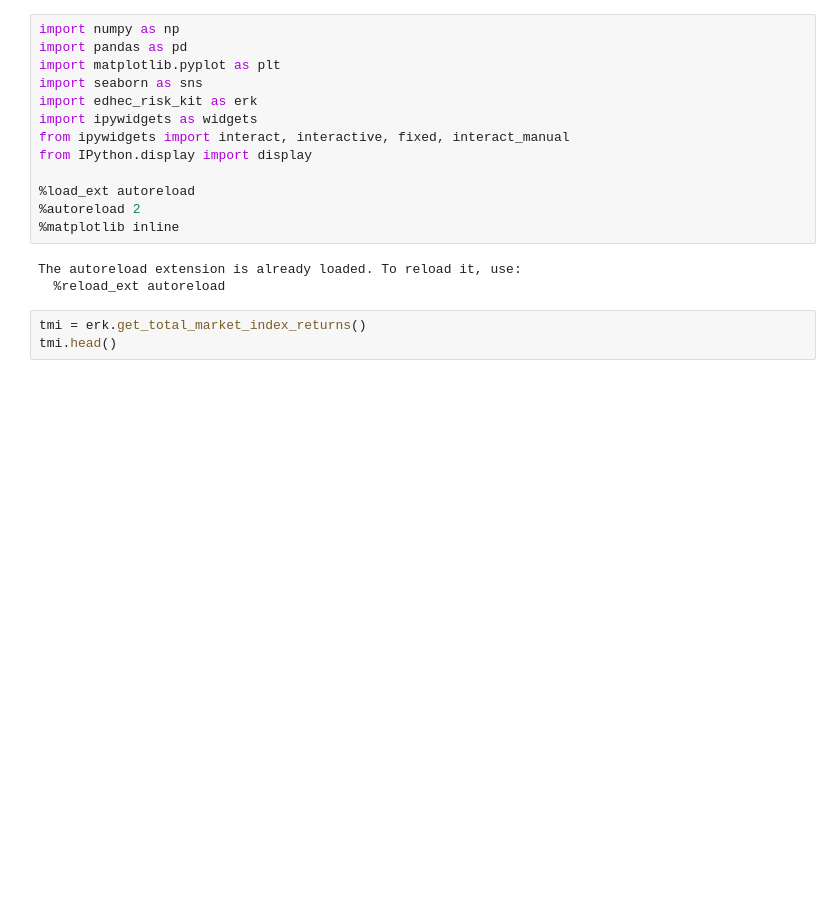
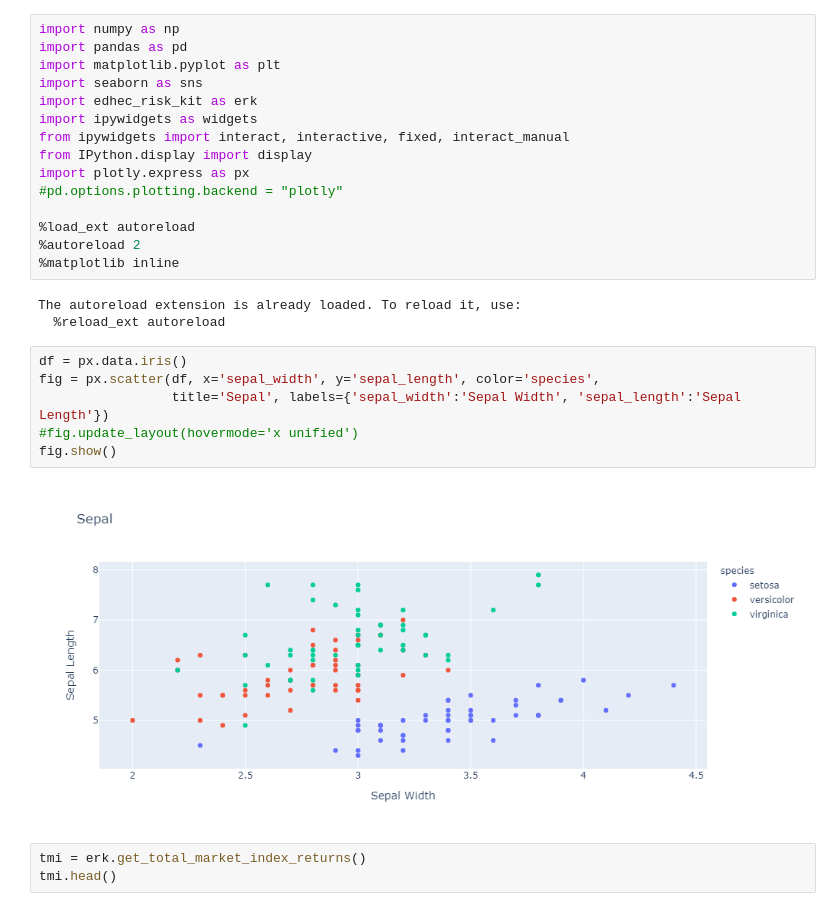
Before and after one commit to dashster18/personalFinance, a Jupyter notebook: Scratch.ipynb, the cells around one changed output. Cells and saved outputs as stored; diff of their text form; blank space fills up the shorter version.

```diff
--- a/Scratch.ipynb
+++ b/Scratch.ipynb
@@ -7,6 +7,8 @@ import edhec_risk_kit as erk
 import ipywidgets as widgets
 from ipywidgets import interact, interactive, fixed, interact_manual
 from IPython.display import display
+import plotly.express as px
+#pd.options.plotting.backend = "plotly"
 
 %load_ext autoreload
 %autoreload 2
@@ -14,6 +16,14 @@ from IPython.display import display
 # %% [output]
 The autoreload extension is already loaded. To reload it, use:
   %reload_ext autoreload
+# %%
+df = px.data.iris()
+fig = px.scatter(df, x='sepal_width', y='sepal_length', color='species',
+                 title='Sepal', labels={'sepal_width':'Sepal Width', 'sepal_length':'Sepal Length'})
+#fig.update_layout(hovermode='x unified')
+fig.show()
+# %% [output]
+[figure, added]
 # %%
 tmi = erk.get_total_market_index_returns()
 tmi.head()
```
Also changed, not shown: parts of 1 cell of this notebook, 5 other files.
